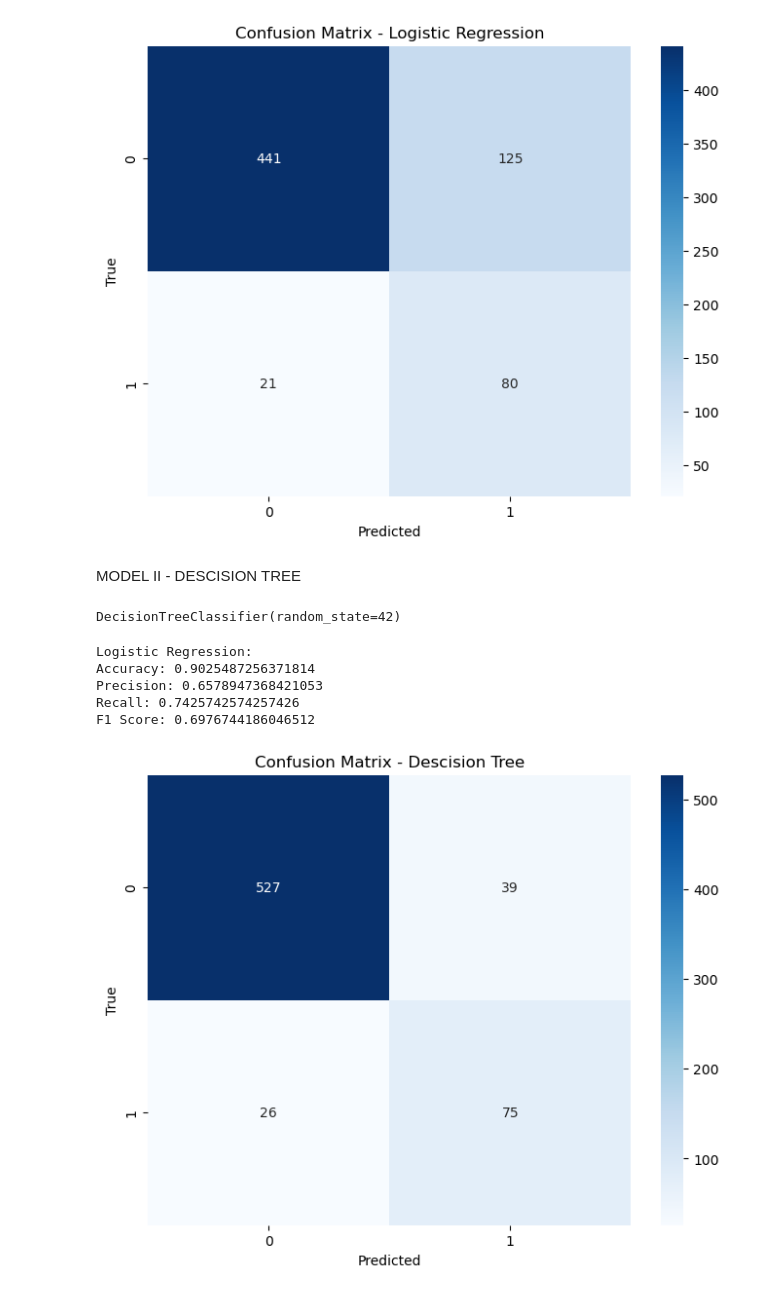
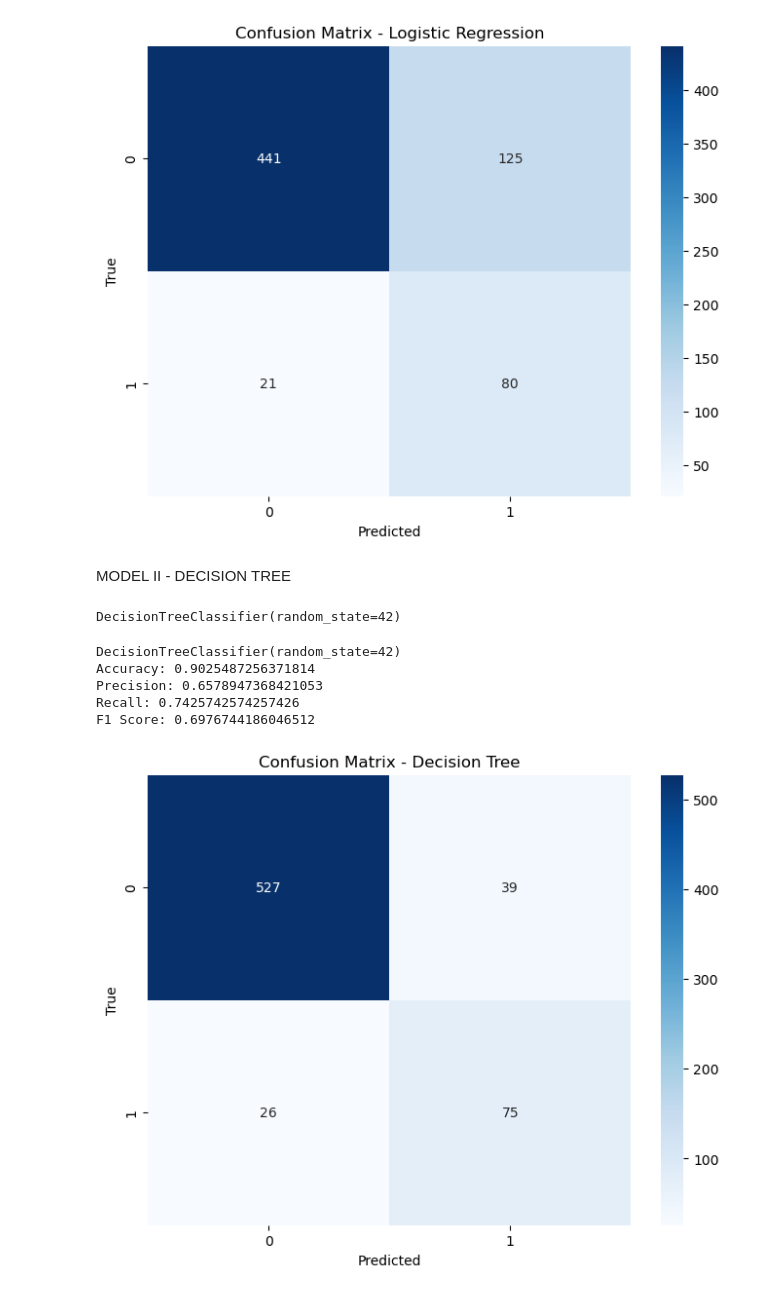
Before and after one commit to SilviaGworit/dsc-phase-3-project-, a Jupyter notebook: Student.ipynb, the cells around one changed output. Drawn from its saved outputs; the diff is of its cells as text; code cells hidden in the pictures.

```diff
--- a/Student.ipynb
+++ b/Student.ipynb
@@ -307,7 +293,4 @@ X_test_ohe = pd.DataFrame(
     index=X_test_categorical.index,
     columns=np.hstack(ohe.categories_)
 )
-# %%
-X_train = X_train.drop(X_train_categorical, axis=1)
-X_test = X_test.drop(X_test_categorical, axis=1)
 # %%
@@ -383,5 +372,5 @@ plt.show()
 # %% [output]
 [figure]
 # %% [markdown]
-MODEL II - DESCISION TREE
+MODEL II - DECISION TREE
 # %%
@@ -389,34 +379,26 @@ classifier = DecisionTreeClassifier(random_state=42)
 classifier.fit(X_train_resampled, y_train_resampled)
 # %% [output]
 DecisionTreeClassifier(random_state=42)
-# %%
-# Make predictions for test data
-y_pred = classifier.predict(X_test_full)
-
-accuracy = accuracy_score(y_test, y_pred)
-precision = precision_score(y_test, y_pred)
-recall = recall_score(y_test, y_pred)
-f1 = f1_score(y_test, y_pred)
-
-print('Logistic Regression:')
-print('Accuracy:', accuracy)
-print('Precision:', precision)
-print('Recall:', recall)
-print('F1 Score:', f1)
-# %% [output]
-Logistic Regression:
-Accuracy: 0.9025487256371814
-Precision: 0.6578947368421053
-Recall: 0.7425742574257426
-F1 Score: 0.6976744186046512
+# %%
+# Make predictions for test data and evaluate the model
+y_pred = classifier.predict(X_test_full)
+
+eval_2 = get_evaluation_metrics(y_test, y_pred, classifier)
+eval_2
+# %% [output]
+DecisionTreeClassifier(random_state=42)
+Accuracy: 0.9025487256371814
+Precision: 0.6578947368421053
+Recall: 0.7425742574257426
+F1 Score: 0.6976744186046512
 # %%
-#correlation matrix
+#confusion matrix
 cm = confusion_matrix(y_test, y_pred)
 plt.figure(figsize=(8, 6))
 sns.heatmap(cm, annot=True, cmap='Blues', fmt='d')
-plt.title('Confusion Matrix - Descision Tree')
+plt.title('Confusion Matrix - Decision Tree')
 plt.xlabel('Predicted')
 plt.ylabel('True')
 plt.show()
 # %% [output]
-[figure, old version]
+[figure, new version]
```
Also changed, not shown: parts of 13 cells of this notebook.
